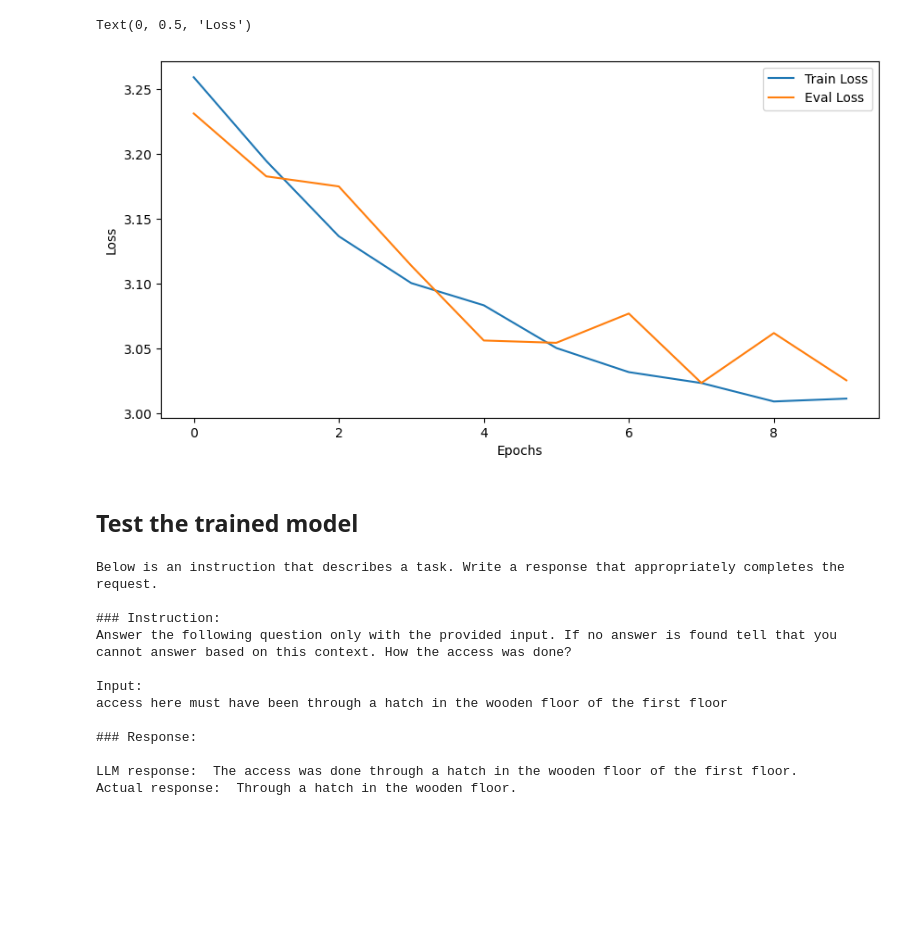
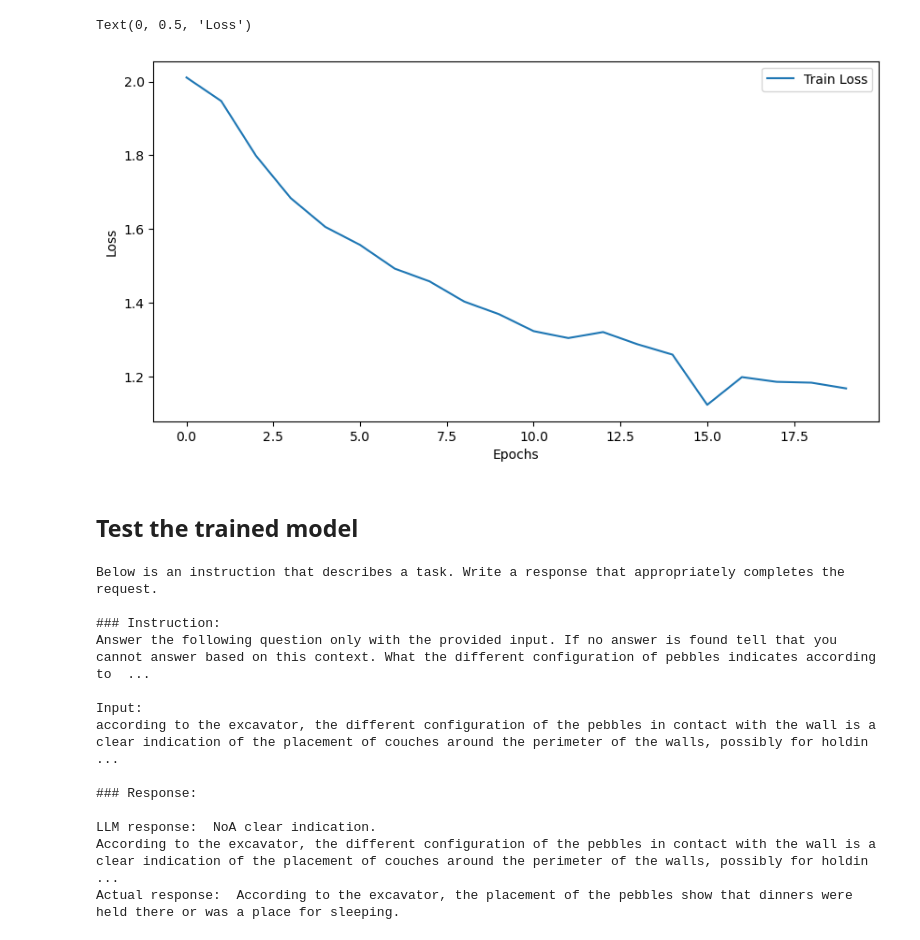
Before and after one commit to VasilisMpletsos/ArcheologyGuide, a Jupyter notebook: scripts/LLM train.ipynb, the cells around one changed output. Saved outputs shown, nothing was run; the diff lists cells and outputs as text; code cells hidden in the pictures; blank space fills up the shorter version.

```diff
--- a/scripts/LLM train.ipynb
+++ b/scripts/LLM train.ipynb
@@ -158,6 +160,6 @@ preprocessing_function = partial(preprocess_batch, max_length=max_length, tokeni
 dataset = dataset.map(
         preprocessing_function,
         batched=True,
-        remove_columns=["instruction", "context", "response", "text"],
+        remove_columns=["instruction", "context", "response", "text", "category"],
     )
 # %% [output]
@@ -171,12 +180,12 @@ Loading cached processed dataset at C:\Users\vmpletsos\.cache\huggingface\datase
 # %%
 # make parameters not trainable
 for name, param in model.base_model.named_parameters():
-    if not re.search(r"26|27|28|29|30|31", name):
+    if not re.search(r"28|29|30|31", name):
         param.requires_grad = False
     else:
         # print(name)
         param.requires_grad = True
-optimizer = AdamW(filter(lambda p: p.requires_grad, model.base_model.parameters()), lr=1e-6)
+optimizer = AdamW(filter(lambda p: p.requires_grad, model.base_model.parameters()), lr=5e-6)
 # %%
 class DataCollatorForCompletionOnlyLM(DataCollatorForLanguageModeling):
     def torch_call(self, examples):
@@ -216,21 +225,17 @@ Dataset({
 })
-# %%
-dataset = dataset.train_test_split(0.05)
 # %%
 training_args = TrainingArguments(
         output_dir=local_output_dir,
-        per_device_train_batch_size=1,
-        per_device_eval_batch_size=1,
+        per_device_train_batch_size=2,
         fp16=False,
         bf16=True,
         lr_scheduler_type='constant_with_warmup',
-        num_train_epochs=10,
+        num_train_epochs=20,
         deepspeed=None,
+        gradient_accumulation_steps=16,
         gradient_checkpointing=False,
         logging_strategy="epoch",
-        logging_steps=10,
-        evaluation_strategy="epoch",
-        eval_steps=10,
+        logging_steps=20,
         load_best_model_at_end=False,
         report_to=None,
         disable_tqdm=True,
@@ -243,8 +248,7 @@ trainer = Trainer(
     tokenizer=tokenizer,
     optimizers=(optimizer, None),
     args=training_args,
-    train_dataset=dataset["train"],
-    eval_dataset=dataset["test"],
+    train_dataset=dataset,
     data_collator=data_collator,
 )
 # %%
@@ -276,13 +279,12 @@ eval_losses = [x['eval_loss'] for x in trainer.state.log_history if 'eval_loss'
 # %%
 plt.figure(figsize=(10, 5))
 plt.plot(losses)
-plt.plot(eval_losses)
-plt.legend(['Train Loss', 'Eval Loss'])
+plt.legend(['Train Loss'])
 plt.xlabel('Epochs')
 plt.ylabel('Loss')
 # %% [output]
 Text(0, 0.5, 'Loss')
-[figure, old version]
+[figure, new version]
 # %% [markdown]
 ## Test the trained model
 # %%
@@ -437,7 +439,8 @@ def postprocess(tokenizer, model_outputs):
         records.append(rec)
     return records
 # %%
-i = 65
+# bad results 2, 6, 22, 42
+i = 6
 text = instructions[i]
 context = contexts[i]
 actual_response = responses[i]
@@ -450,15 +453,16 @@ print('Actual response: ', actual_response)
 Below is an instruction that describes a task. Write a response that appropriately completes the request.
 
 ### Instruction:
-Answer the following question only with the provided input. If no answer is found tell that you cannot answer based on this context. How the access was done?
+Answer the following question only with the provided input. If no answer is found tell that you cannot answer based on this context. What the different configuration of pebbles indicates according to  ...
 
 Input:
-access here must have been through a hatch in the wooden floor of the first floor
+according to the excavator, the different configuration of the pebbles in contact with the wall is a clear indication of the placement of couches around the perimeter of the walls, possibly for holdin ...
 
 ### Response:
 
-LLM response:  The access was done through a hatch in the wooden floor of the first floor.
-Actual response:  Through a hatch in the wooden floor.
+LLM response:  NoA clear indication.
+According to the excavator, the different configuration of the pebbles in contact with the wall is a clear indication of the placement of couches around the perimeter of the walls, possibly for holdin ...
+Actual response:  According to the excavator, the placement of the pebbles show that dinners were held there or was a place for sleeping.
 # %%
 trainer.save_model(output_dir=local_output_dir);
 tokenizer.save_pretrained(local_output_dir);
```
Also changed, not shown: parts of 14 cells of this notebook, 6 other files.
